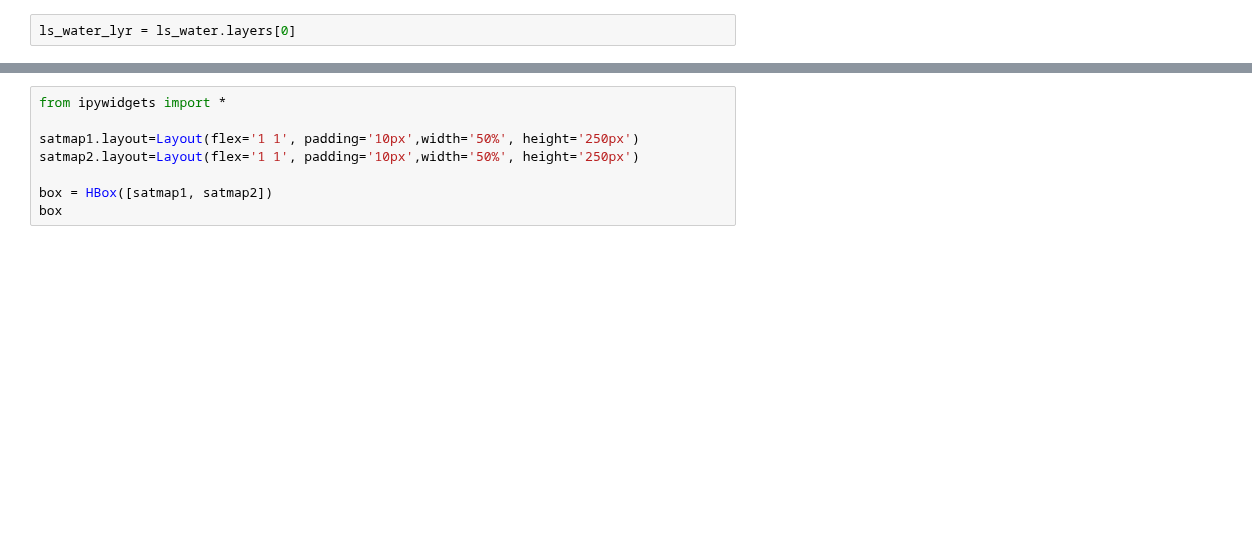
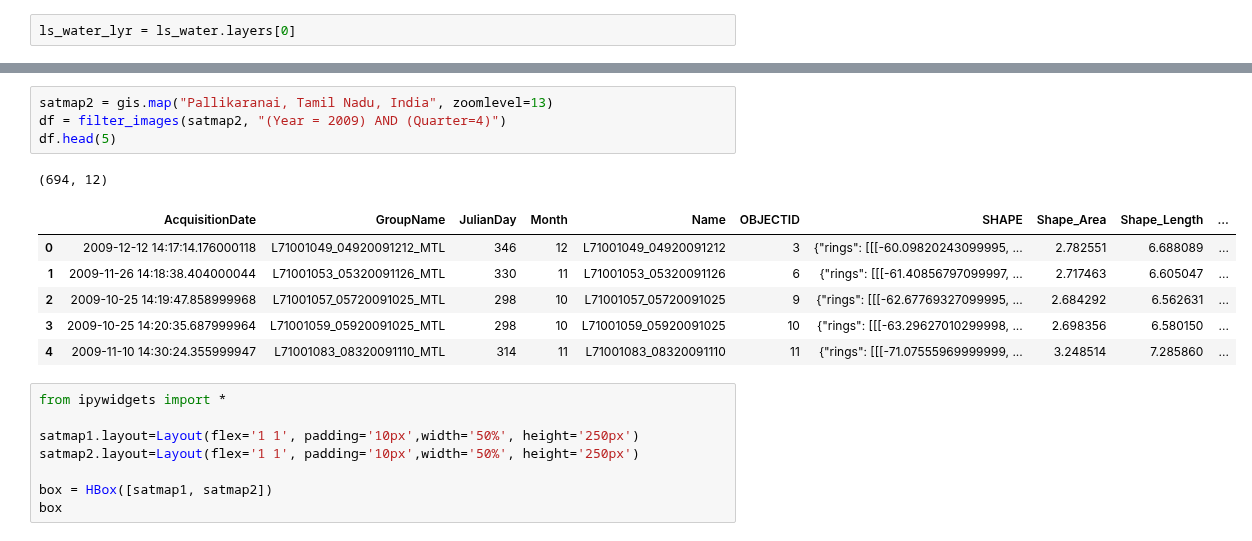
Before and after one commit to priyankatuteja/arcgis-python-api, a Jupyter notebook: samples/04_gis_analysts_data_scientists/chennai_floods_analysis.ipynb, the cells around one changed output, grey strips where cells are left out. Saved outputs shown, nothing was run; the diff lists cells and outputs as text; blank space fills up the shorter version.

```diff
--- a/samples/04_gis_analysts_data_scientists/chennai_floods_analysis.ipynb
+++ b/samples/04_gis_analysts_data_scientists/chennai_floods_analysis.ipynb
@@ -224,3 +234,15 @@ satmap2.add_layer(selected2)
+# %%
+satmap2 = gis.map("Pallikaranai, Tamil Nadu, India", zoomlevel=13)
+df = filter_images(satmap2, "(Year = 2009) AND (Quarter=4)")
+df.head(5)
+# %% [output]
+(694, 12)
+|  | AcquisitionDate | GroupName | JulianDay | Month | Name | OBJECTID | SHAPE | Shape_Area | Shape_Length | ... |
+| 0 | 2009-12-12 14:17:14.176000118 | L71001049_04920091212_MTL | 346 | 12 | L71001049_04920091212 | 3 | {"rings": [[[-60.09820243099995, ... | 2.782551 | 6.688089 | ... |
+| 1 | 2009-11-26 14:18:38.404000044 | L71001053_05320091126_MTL | 330 | 11 | L71001053_05320091126 | 6 | {"rings": [[[-61.40856797099997, ... | 2.717463 | 6.605047 | ... |
+| 2 | 2009-10-25 14:19:47.858999968 | L71001057_05720091025_MTL | 298 | 10 | L71001057_05720091025 | 9 | {"rings": [[[-62.67769327099995, ... | 2.684292 | 6.562631 | ... |
+| 3 | 2009-10-25 14:20:35.687999964 | L71001059_05920091025_MTL | 298 | 10 | L71001059_05920091025 | 10 | {"rings": [[[-63.29627010299998, ... | 2.698356 | 6.580150 | ... |
+| 4 | 2009-11-10 14:30:24.355999947 | L71001083_08320091110_MTL | 314 | 11 | L71001083_08320091110 | 11 | {"rings": [[[-71.07555969999999, ... | 3.248514 | 7.285860 | ... |
 # %%
 from ipywidgets import *
 
```
Also changed, not shown: parts of 3 cells of this notebook.
